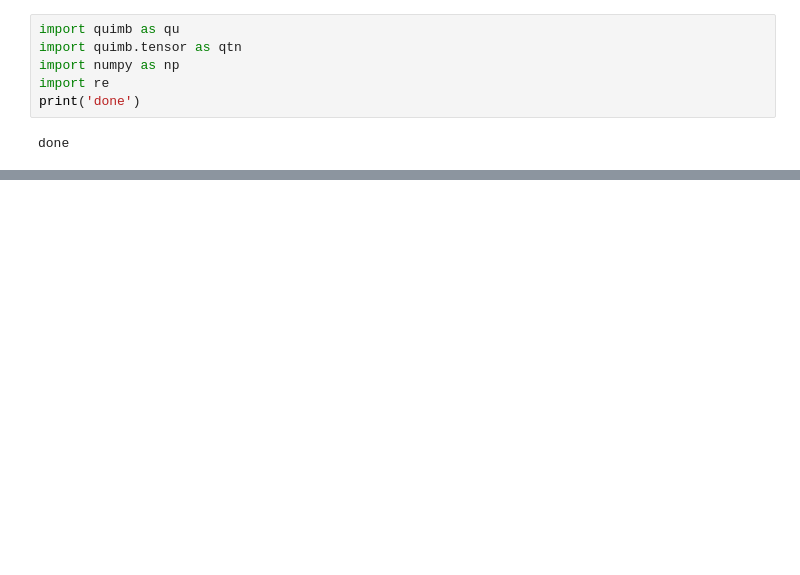
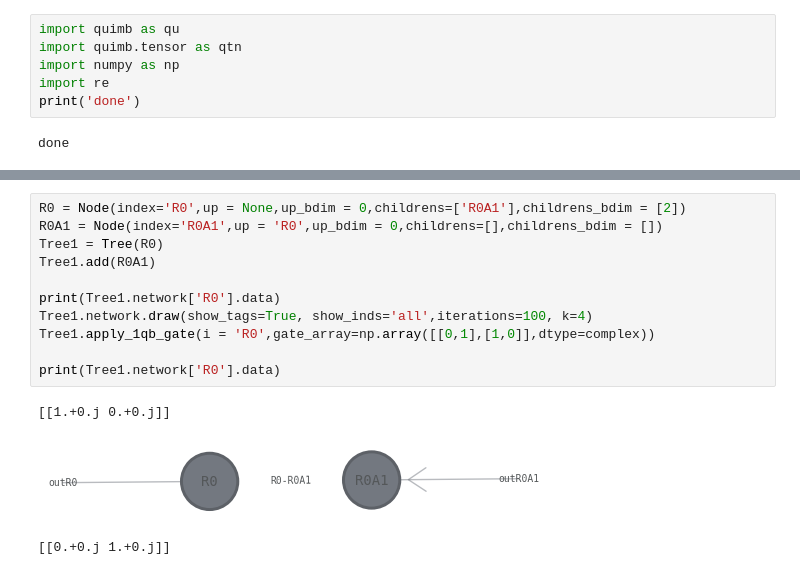
Before and after one commit to quantum-brutus/Tensor_Networks_topology, a Jupyter notebook: swap_gate.ipynb, the cells around one changed output, grey strips where cells are left out. Drawn from its saved outputs; the diff is of its cells as text; blank space fills up the shorter version.

Commit message:
implementation of gates on trees

```diff
--- a/swap_gate.ipynb
+++ b/swap_gate.ipynb
@@ -234,3 +304,18 @@ class Node:
             if i in self.childrens:
                 self.childrens.remove(i)
                 self.childrens.append(dic[i])
+# %%
+R0 = Node(index='R0',up = None,up_bdim = 0,childrens=['R0A1'],childrens_bdim = [2])
+R0A1 = Node(index='R0A1',up = 'R0',up_bdim = 0,childrens=[],childrens_bdim = [])
+Tree1 = Tree(R0)
+Tree1.add(R0A1)
+
+print(Tree1.network['R0'].data)
+Tree1.network.draw(show_tags=True, show_inds='all',iterations=100, k=4)
+Tree1.apply_1qb_gate(i = 'R0',gate_array=np.array([[0,1],[1,0]],dtype=complex))
+
+print(Tree1.network['R0'].data)
+# %% [output]
+[[1.+0.j 0.+0.j]]
+[figure, added]
+[[0.+0.j 1.+0.j]]
```
Also changed, not shown: parts of 12 cells of this notebook.
